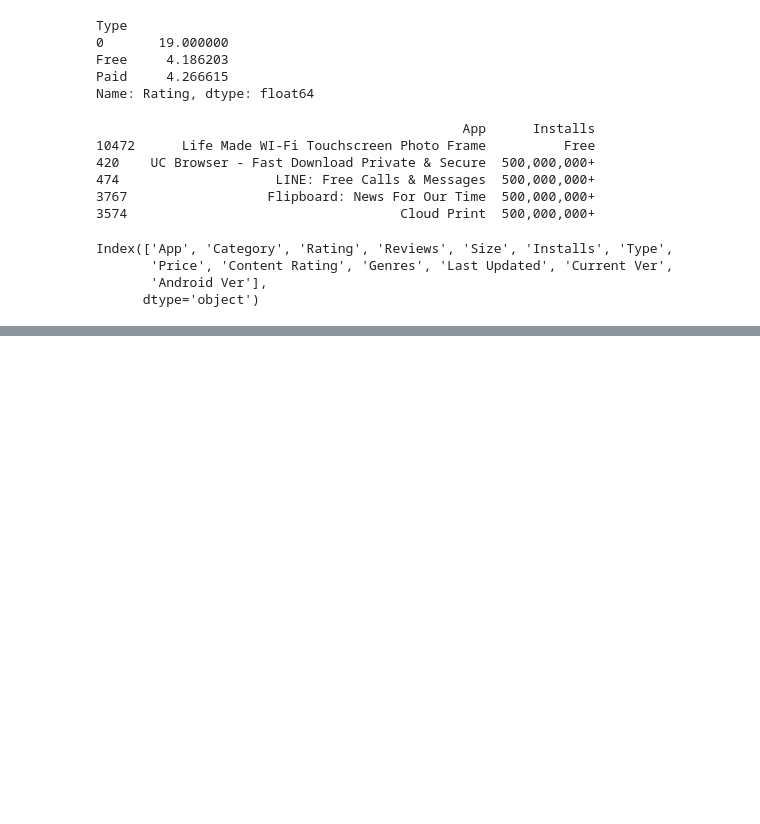
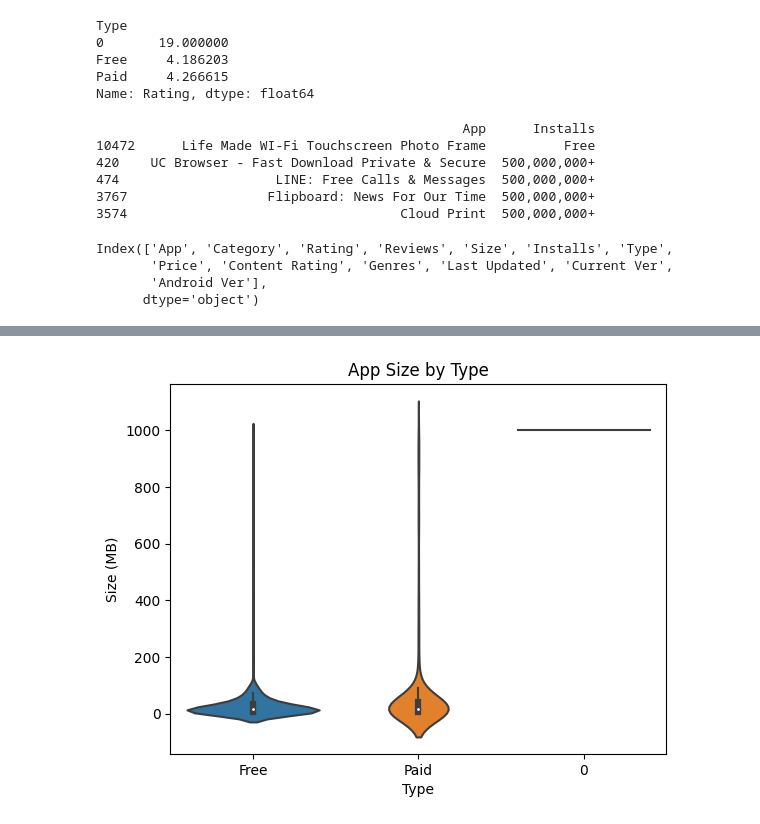
Before and after one commit to jul1998/Pandas-Python, a Jupyter notebook: google-app-store-data.ipynb, the cells around one changed output, grey strips where cells are left out. Cells and saved outputs as stored; diff of their text form; code cells hidden in the pictures; blank space fills up the shorter version.

```diff
--- a/google-app-store-data.ipynb
+++ b/google-app-store-data.ipynb
@@ -246,0 +291,22 @@ Index(['App', 'Category', 'Rating', 'Reviews', 'Size', 'Installs', 'Type',
+# %%
+data['Size'].replace('Varies with device', np.nan, inplace=True)
+
+app_data = data[['Size', 'Type']]
+
+# remove rows with missing data
+app_data = app_data.dropna()
+# %%
+app_data['Size'] = pd.to_numeric(app_data['Size'].apply(lambda x: x.replace('M', '').replace("k", "").replace("+", "").replace(',', '')))
+# %%
+import seaborn as sns
+
+sns.violinplot(x='Type', y='Size', data=app_data)
+# set plot title and axis labels
+plt.title('App Size by Type')
+plt.xlabel('Type')
+plt.ylabel('Size (MB)')
+
+# display plot
+plt.show()
+# %% [output]
+[figure, added]
```
Also changed, not shown: parts of 9 cells of this notebook.
